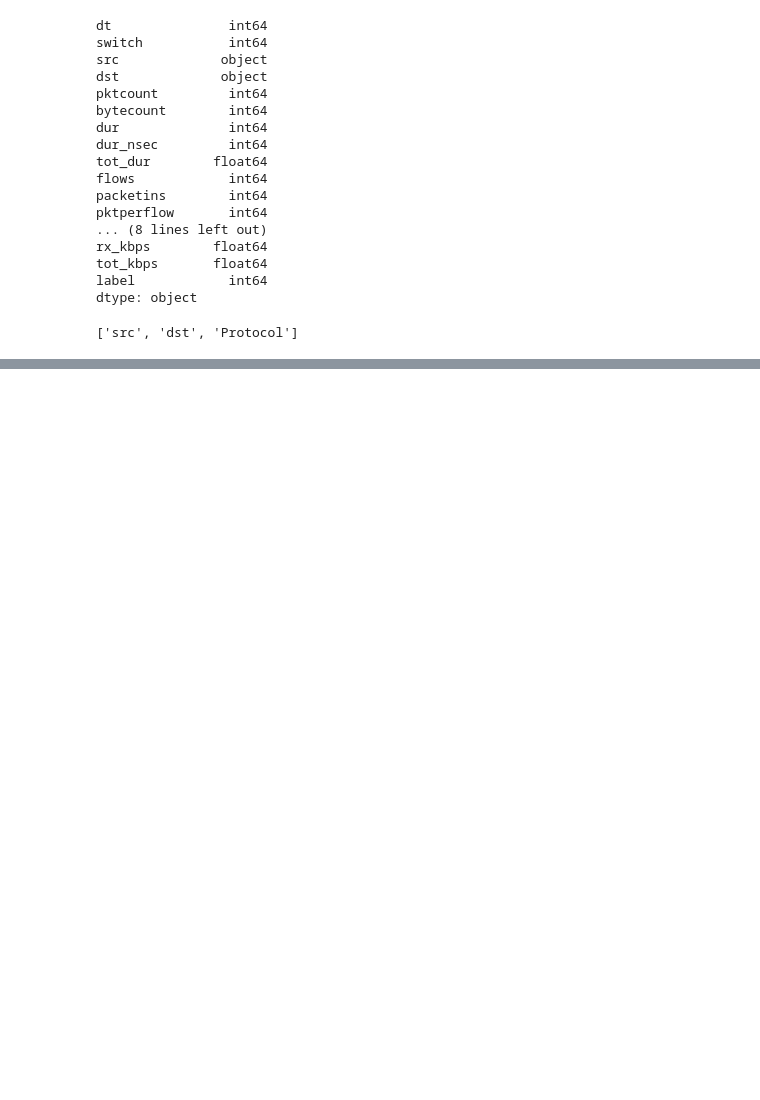
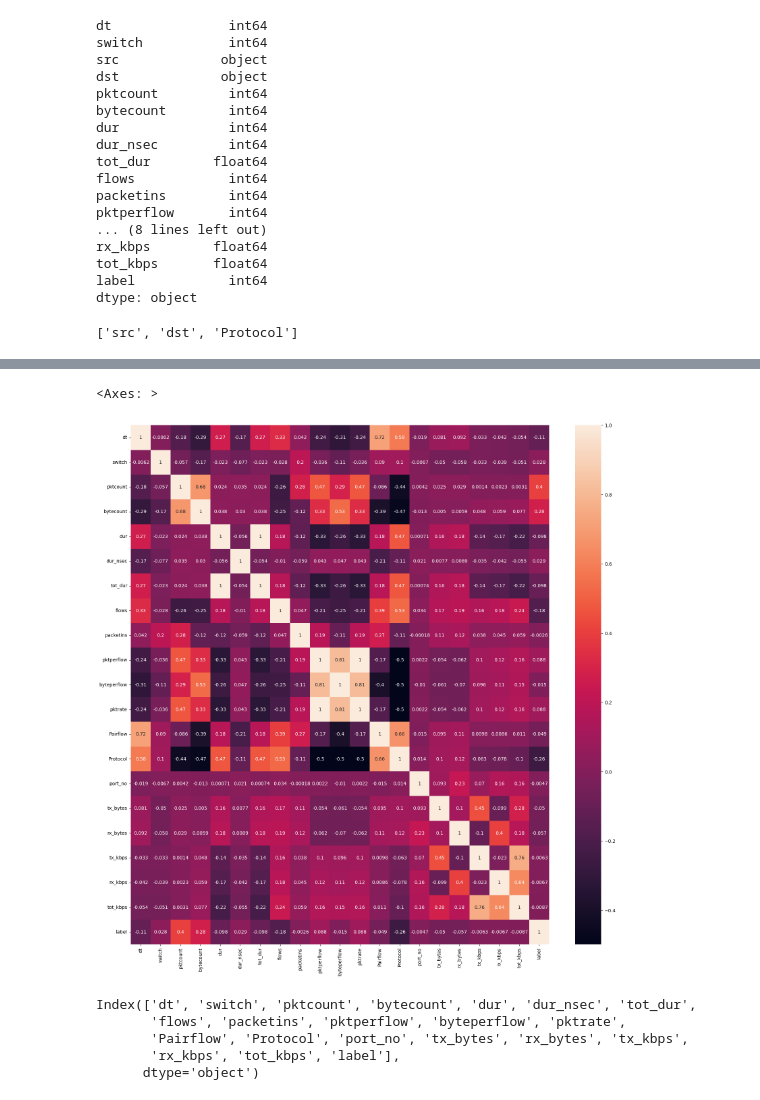
Before and after one commit to UsmanAli105/DataScience, a Jupyter notebook: 02 DDOS Attack Prediction/Project.ipynb, the cells around one changed output, grey strips where cells are left out. Drawn from its saved outputs; the diff is of its cells as text; code cells hidden in the pictures; blank space fills up the shorter version.

```diff
--- a/02 DDOS Attack Prediction/Project.ipynb
+++ b/02 DDOS Attack Prediction/Project.ipynb
@@ -66,0 +94,2 @@ KeyError: 'n'
+# %%
+df_altered = df.drop(['src', 'dst'], axis=1).copy()
@@ -66,0 +112,5 @@ KeyError: 'n'
+# %%
+mapping = {}
+for i, j in enumerate(list(df.Protocol.unique())):
+    mapping[j] = i
+mapping
@@ -66,0 +119,2 @@ KeyError: 'n'
+# %%
+df_altered.Protocol = df_altered.Protocol.map(mapping)
@@ -66,0 +137,8 @@ KeyError: 'n'
+# %%
+cor = df_altered.corr()
+plt.figure(figsize=(20, 20))
+plt.label = "Correlation of all the features"
+sns.heatmap(cor, annot=True)
+# %% [output]
+<Axes: >
+[figure, added]
@@ -66,0 +147,8 @@ KeyError: 'n'
+# %%
+df_altered.columns
+# %% [output]
+Index(['dt', 'switch', 'pktcount', 'bytecount', 'dur', 'dur_nsec', 'tot_dur',
+       'flows', 'packetins', 'pktperflow', 'byteperflow', 'pktrate',
+       'Pairflow', 'Protocol', 'port_no', 'tx_bytes', 'rx_bytes', 'tx_kbps',
+       'rx_kbps', 'tot_kbps', 'label'],
+      dtype='object')
```
Also changed, not shown: parts of 10 cells of this notebook.
